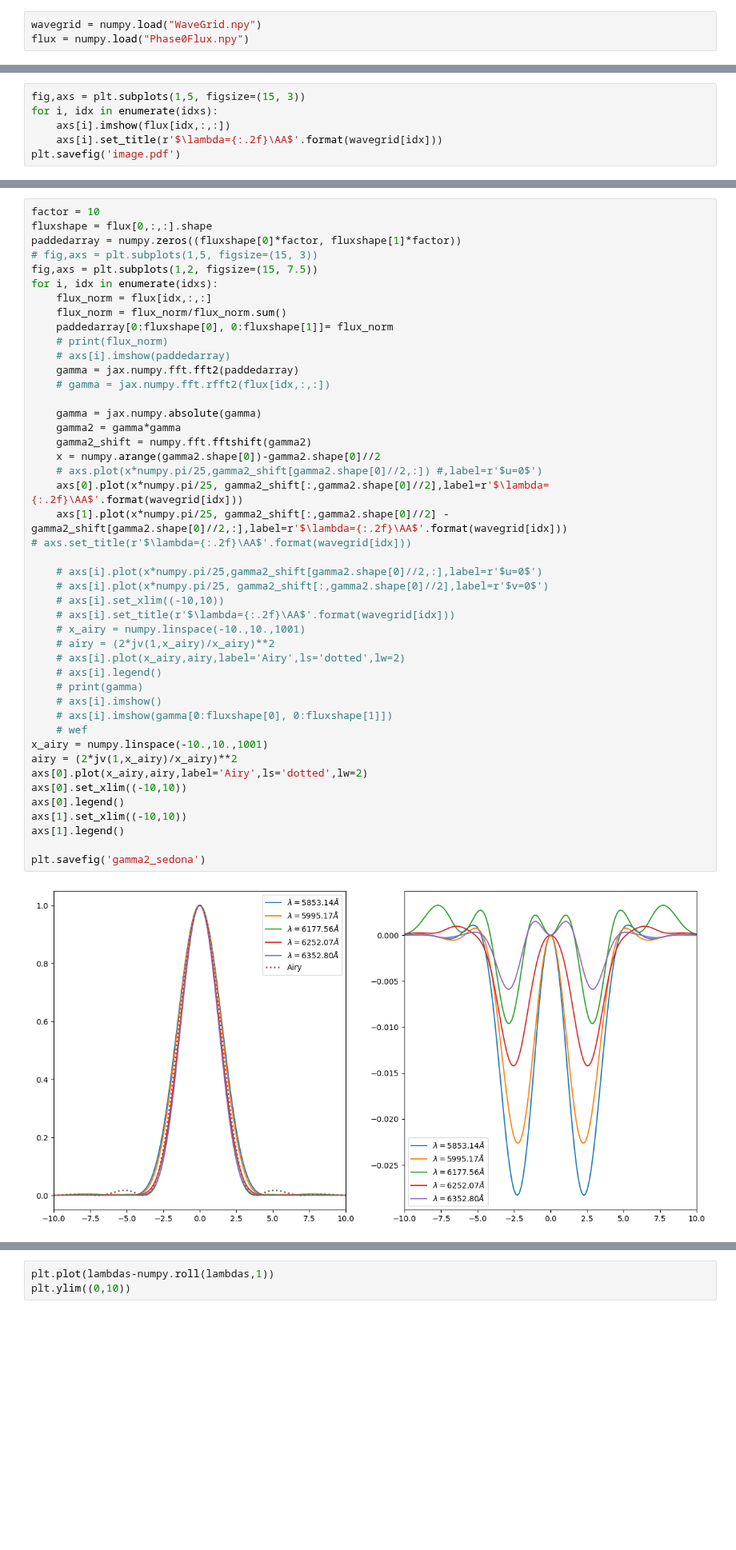
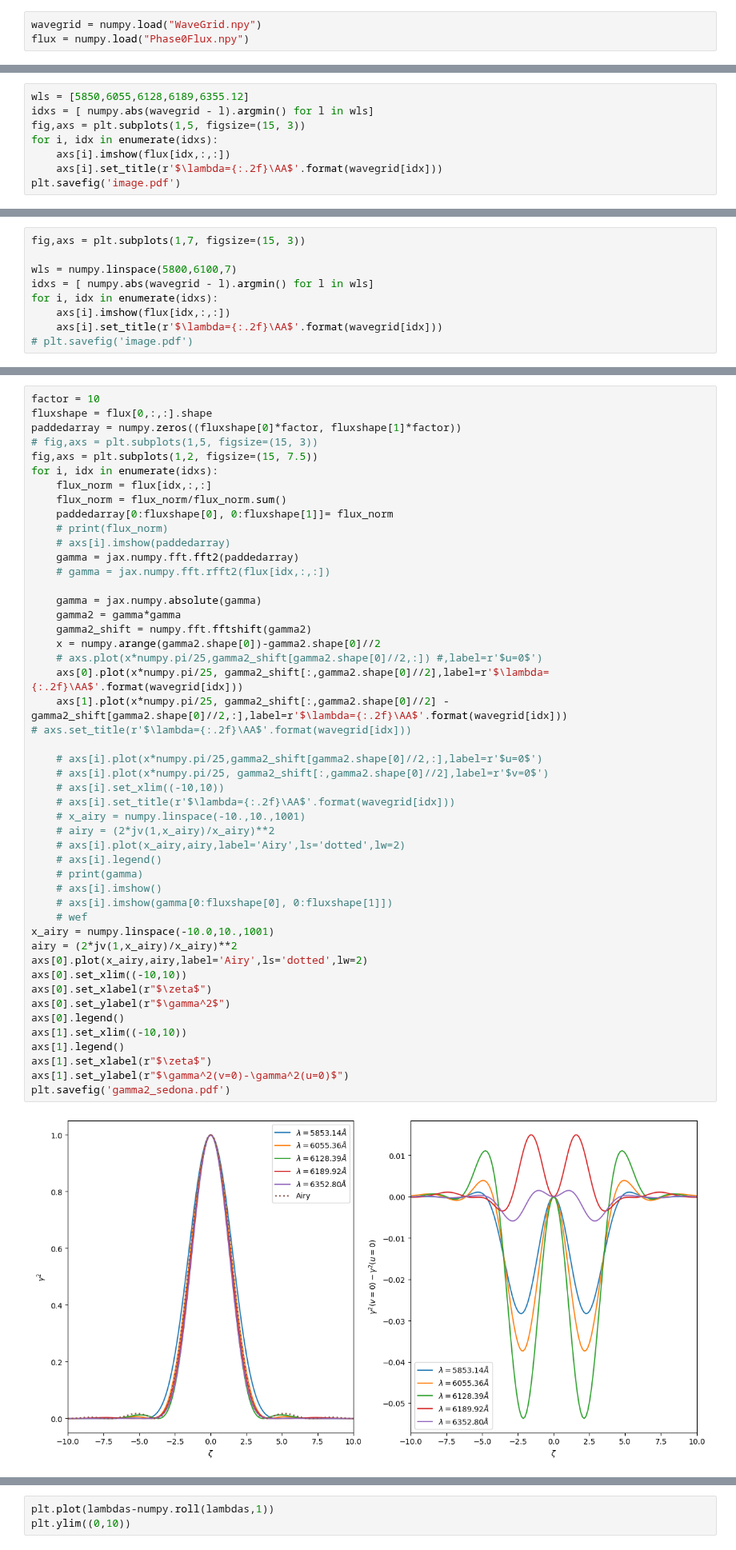
Before and after one commit to AlexGKim/II, a Jupyter notebook: sedona.ipynb, the cells around one changed output, grey strips where cells are left out. Shown at 80% size. Saved outputs shown, nothing was run; the diff lists cells and outputs as text; blank space fills up the shorter version.

```diff
--- a/sedona.ipynb
+++ b/sedona.ipynb
@@ -21,6 +20,8 @@ print(idxs)
 # %% [output]
 [np.int64(89), np.int64(77), np.int64(62), np.int64(56), np.int64(48)]
 # %%
+wls = [5850,6055,6128,6189,6355.12]
+idxs = [ numpy.abs(wavegrid - l).argmin() for l in wls]
 fig,axs = plt.subplots(1,5, figsize=(15, 3))
 for i, idx in enumerate(idxs):
     axs[i].imshow(flux[idx,:,:])
@@ -30,0 +32,9 @@ plt.savefig('image.pdf')
+# %%
+fig,axs = plt.subplots(1,7, figsize=(15, 3))
+
+wls = numpy.linspace(5800,6100,7)
+idxs = [ numpy.abs(wavegrid - l).argmin() for l in wls]
+for i, idx in enumerate(idxs):
+    axs[i].imshow(flux[idx,:,:])
+    axs[i].set_title(r'$\lambda={:.2f}\AA$'.format(wavegrid[idx]))
+# plt.savefig('image.pdf')
@@ -44,37 +56,40 @@ for i, idx in enumerate(idxs):
     # gamma = jax.numpy.fft.rfft2(flux[idx,:,:])
 
     gamma = jax.numpy.absolute(gamma)
     gamma2 = gamma*gamma
     gamma2_shift = numpy.fft.fftshift(gamma2)
     x = numpy.arange(gamma2.shape[0])-gamma2.shape[0]//2
     # axs.plot(x*numpy.pi/25,gamma2_shift[gamma2.shape[0]//2,:]) #,label=r'$u=0$')
     axs[0].plot(x*numpy.pi/25, gamma2_shift[:,gamma2.shape[0]//2],label=r'$\lambda={:.2f}\AA$'.format(wavegrid[idx]))
     axs[1].plot(x*numpy.pi/25, gamma2_shift[:,gamma2.shape[0]//2] - gamma2_shift[gamma2.shape[0]//2,:],label=r'$\lambda={:.2f}\AA$'.format(wavegrid[idx]))
 # axs.set_title(r'$\lambda={:.2f}\AA$'.format(wavegrid[idx]))
 
     # axs[i].plot(x*numpy.pi/25,gamma2_shift[gamma2.shape[0]//2,:],label=r'$u=0$')
     # axs[i].plot(x*numpy.pi/25, gamma2_shift[:,gamma2.shape[0]//2],label=r'$v=0$')
     # axs[i].set_xlim((-10,10))
     # axs[i].set_title(r'$\lambda={:.2f}\AA$'.format(wavegrid[idx]))
     # x_airy = numpy.linspace(-10.,10.,1001)
     # airy = (2*jv(1,x_airy)/x_airy)**2
     # axs[i].plot(x_airy,airy,label='Airy',ls='dotted',lw=2)
     # axs[i].legend()
     # print(gamma)
     # axs[i].imshow()
     # axs[i].imshow(gamma[0:fluxshape[0], 0:fluxshape[1]])
     # wef
-x_airy = numpy.linspace(-10.,10.,1001)
+x_airy = numpy.linspace(-10.0,10.,1001)
 airy = (2*jv(1,x_airy)/x_airy)**2
 axs[0].plot(x_airy,airy,label='Airy',ls='dotted',lw=2)
 axs[0].set_xlim((-10,10))
+axs[0].set_xlabel(r"$\zeta$")
+axs[0].set_ylabel(r"$\gamma^2$")
 axs[0].legend()
 axs[1].set_xlim((-10,10))
 axs[1].legend()
-
-plt.savefig('gamma2_sedona')
+axs[1].set_xlabel(r"$\zeta$")
+axs[1].set_ylabel(r"$\gamma^2(v=0)-\gamma^2(u=0)$")
+plt.savefig('gamma2_sedona.pdf')
 # %% [output]
-[figure, old version]
+[figure, new version]
 # %%
 def dft_polar(y, norder=None):
     ny = len(y)
```
Also changed, not shown: parts of 3 cells of this notebook, 1 other file.
